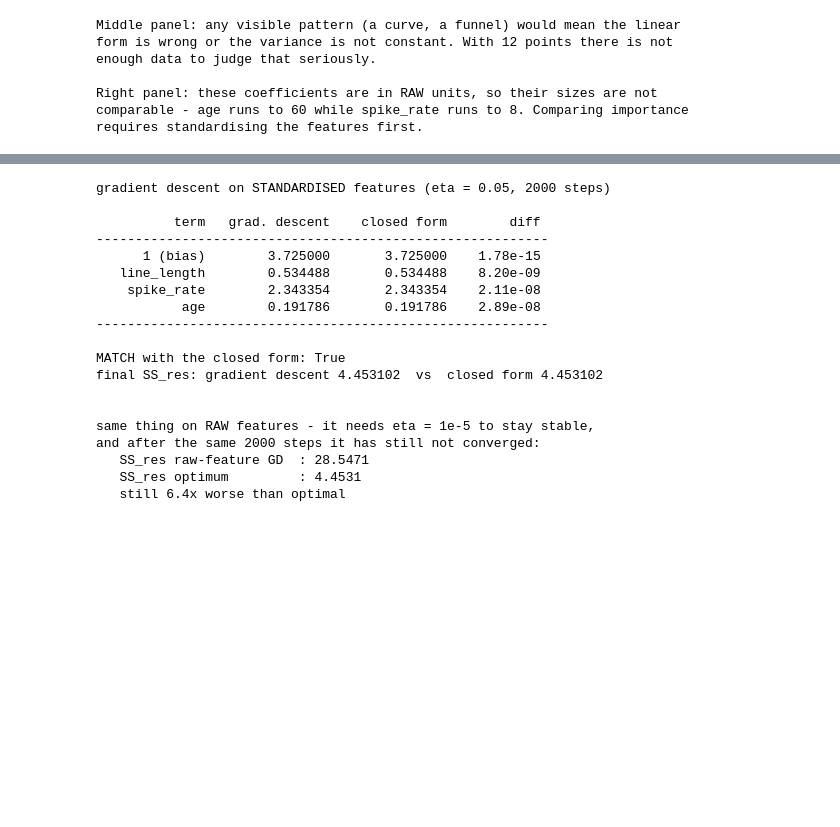
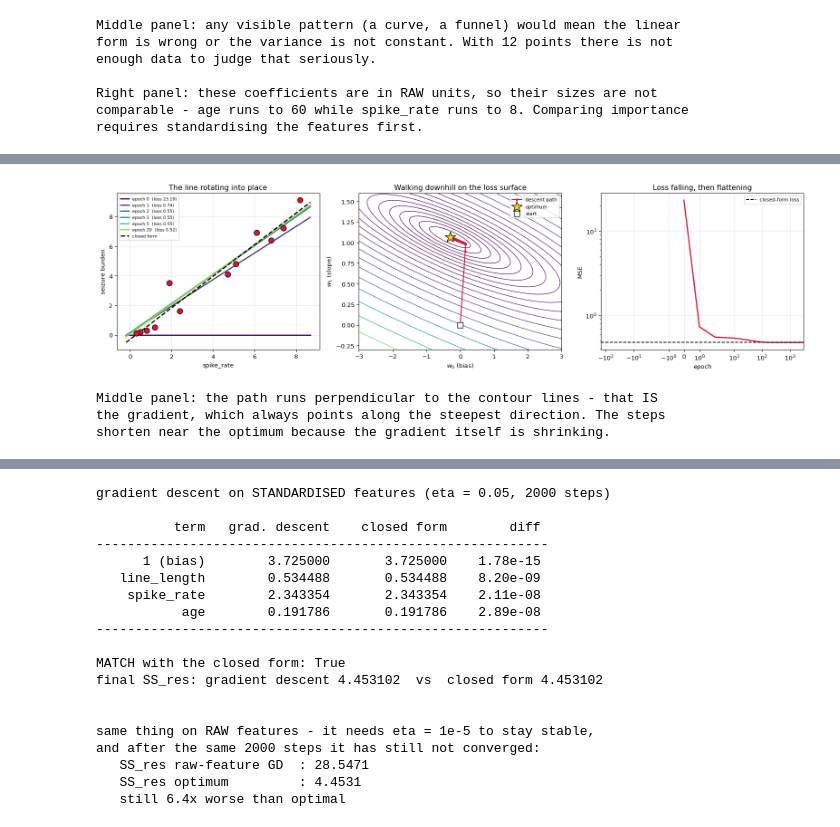
Before and after one commit to seyedhasanmirhoseini1367/PersonalPortfolio, a Jupyter notebook: ml_training/how_models_work_linear_regression.ipynb, the cells around one changed output, grey strips where cells are left out. Saved outputs shown, nothing was run; the diff lists cells and outputs as text; code cells hidden in the pictures; blank space fills up the shorter version.

```diff
--- a/ml_training/how_models_work_linear_regression.ipynb
+++ b/ml_training/how_models_work_linear_regression.ipynb
@@ -511,0 +692,49 @@ valley, and gradient descent zig-zags across it. Standardising the columns fixes
+# %%
+fig, axes = plt.subplots(1, 3, figsize=(16.5, 4.6))
+
+ax = axes[0]
+gx_ = np.linspace(xs_gd.min()-.5, xs_gd.max()+.5, 100)
+shades = plt.cm.viridis(np.linspace(0, .85, 6))
+for k, ep in enumerate([0, 1, 2, 3, 5, 20]):
+    ww = full_path[ep]
+    ax.plot(gx_, ww[0] + ww[1]*gx_, color=shades[k], lw=2,
+            label=f"epoch {ep}  (loss {full_loss[ep]:.2f})")
+ax.plot(gx_, w_star[0] + w_star[1]*gx_, "k--", lw=2, label="closed form")
+ax.scatter(xs_gd, y, s=80, c="crimson", edgecolor="k", zorder=5)
+ax.set(xlabel=feature_names[1], ylabel="seizure burden",
+       title="The line rotating into place")
+ax.legend(fontsize=7); ax.grid(alpha=.3)
+
+ax = axes[1]
+w0g, w1g = np.meshgrid(np.linspace(-3, 3, 220), np.linspace(-0.3, 1.6, 220))
+Lg = np.array([[np.mean((y - (a + b*xs_gd))**2) for a, b in zip(r0, r1)]
+               for r0, r1 in zip(w0g, w1g)])
+cs = ax.contour(w0g, w1g, Lg, levels=np.logspace(np.log10(Lg.min()+1e-9),
+                                                 np.log10(Lg.max()), 22),
+                cmap="viridis", linewidths=.9)
+ax.plot(full_path[:200, 0], full_path[:200, 1], "-o", color="crimson",
+        lw=1.6, ms=3, label="descent path")
+ax.scatter([w_star[0]], [w_star[1]], marker="*", s=340, c="gold",
+           edgecolor="k", zorder=6, label="optimum")
+ax.scatter([0], [0], marker="s", s=90, c="white", edgecolor="k", zorder=6,
+           label="start")
+ax.set(xlabel="$w_0$ (bias)", ylabel="$w_1$ (slope)",
+       title="Walking downhill on the loss surface")
+ax.legend(fontsize=8)
+
+ax = axes[2]
+ax.plot(full_loss, lw=2, color="crimson")
+ax.axhline(mse(w_star), ls="--", color="k", lw=1.4, label="closed-form loss")
+ax.set(xlabel="epoch", ylabel="MSE", xscale="symlog", yscale="log",
+       title="Loss falling, then flattening")
+ax.legend(fontsize=8); ax.grid(alpha=.3)
+plt.tight_layout(); plt.show()
+
+print("Middle panel: the path runs perpendicular to the contour lines - that IS")
+print("the gradient, which always points along the steepest direction. The steps")
+print("shorten near the optimum because the gradient itself is shrinking.")
+# %% [output]
+[figure, added]
+Middle panel: the path runs perpendicular to the contour lines - that IS
+the gradient, which always points along the steepest direction. The steps
+shorten near the optimum because the gradient itself is shrinking.
```
Also changed, not shown: parts of 15 cells of this notebook, 2 other files.
